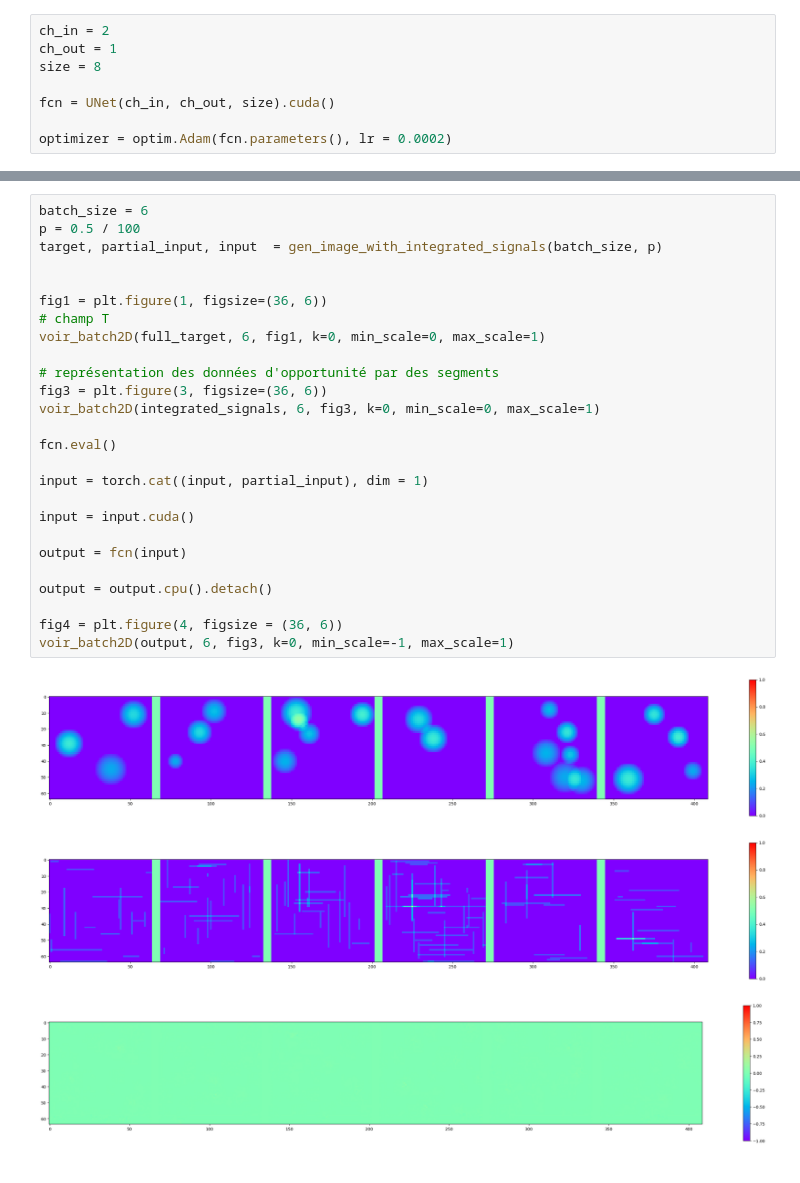
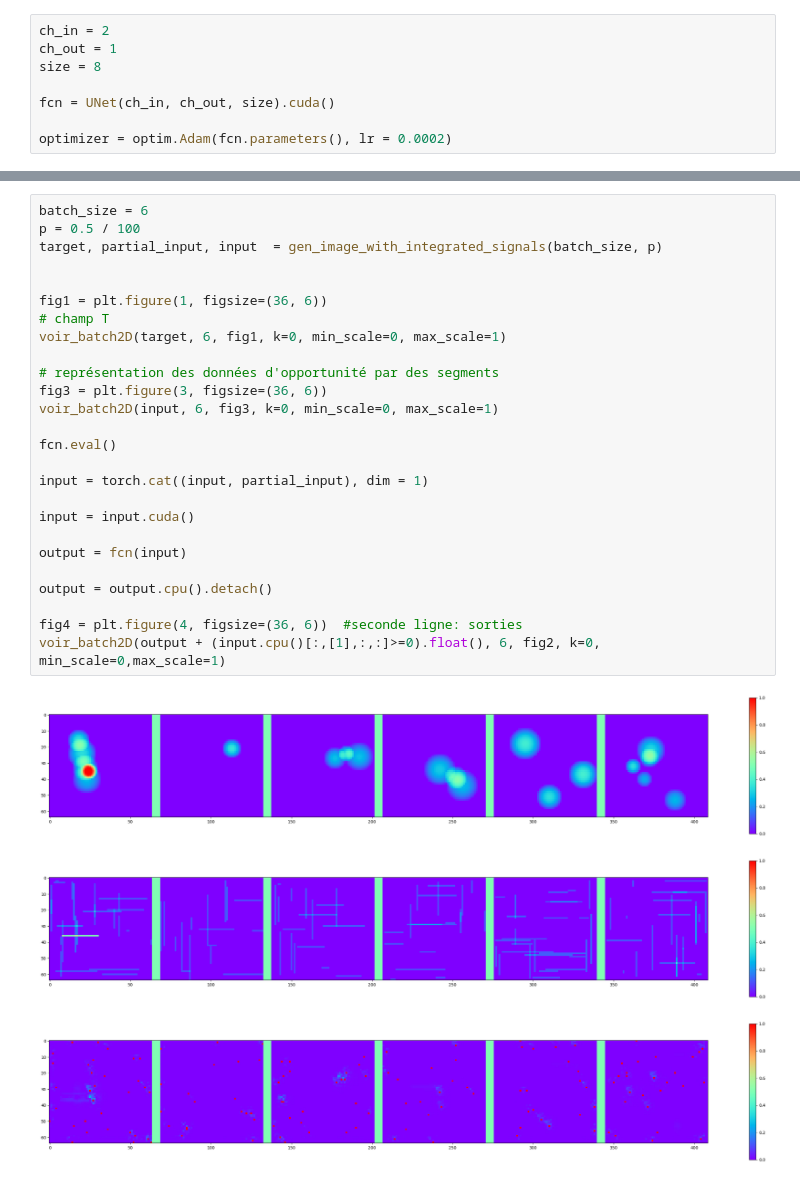
Before and after one commit to jramassa/ml-student, a Jupyter notebook: Past_exams/2023_session_1/enonce/BE_probleme_partieI.ipynb, the cells around one changed output, grey strips where cells are left out. Saved outputs shown, nothing was run; the diff lists cells and outputs as text.

```diff
--- a/Past_exams/2023_session_1/enonce/BE_probleme_partieI.ipynb
+++ b/Past_exams/2023_session_1/enonce/BE_probleme_partieI.ipynb
@@ -333,30 +333,30 @@ Text(0.5, 1.0, 'train losses')
 # %%
 batch_size = 6
 p = 0.5 / 100
 target, partial_input, input  = gen_image_with_integrated_signals(batch_size, p)
 
 
 fig1 = plt.figure(1, figsize=(36, 6))
 # champ T
-voir_batch2D(full_target, 6, fig1, k=0, min_scale=0, max_scale=1)
+voir_batch2D(target, 6, fig1, k=0, min_scale=0, max_scale=1)
 
 # représentation des données d'opportunité par des segments
 fig3 = plt.figure(3, figsize=(36, 6))
-voir_batch2D(integrated_signals, 6, fig3, k=0, min_scale=0, max_scale=1)
+voir_batch2D(input, 6, fig3, k=0, min_scale=0, max_scale=1)
 
 fcn.eval()
 
 input = torch.cat((input, partial_input), dim = 1)
 
 input = input.cuda()
 
 output = fcn(input)
 
 output = output.cpu().detach()
 
-fig4 = plt.figure(4, figsize = (36, 6))
-voir_batch2D(output, 6, fig3, k=0, min_scale=-1, max_scale=1)
+fig4 = plt.figure(4, figsize=(36, 6))  #seconde ligne: sorties
+voir_batch2D(output + (input.cpu()[:,[1],:,:]>=0).float(), 6, fig2, k=0, min_scale=0,max_scale=1)
 # %% [output]
-[figure, old version]
+[figure, new version]
-[figure, old version]
+[figure, new version]
-[figure, old version]
+[figure, new version]
```
Also changed, not shown: parts of 7 cells of this notebook.
